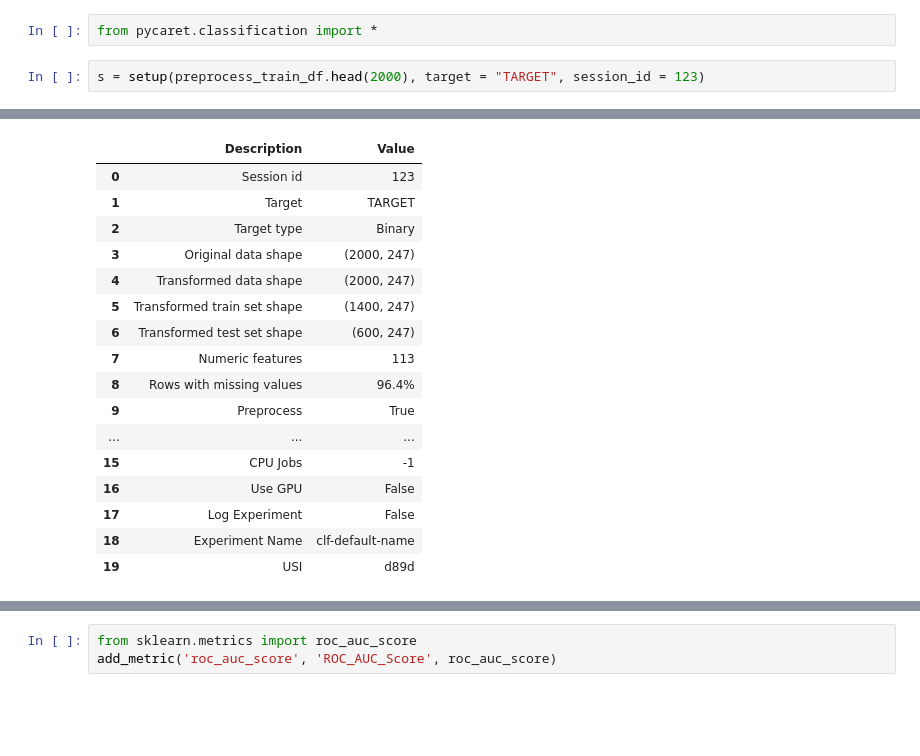
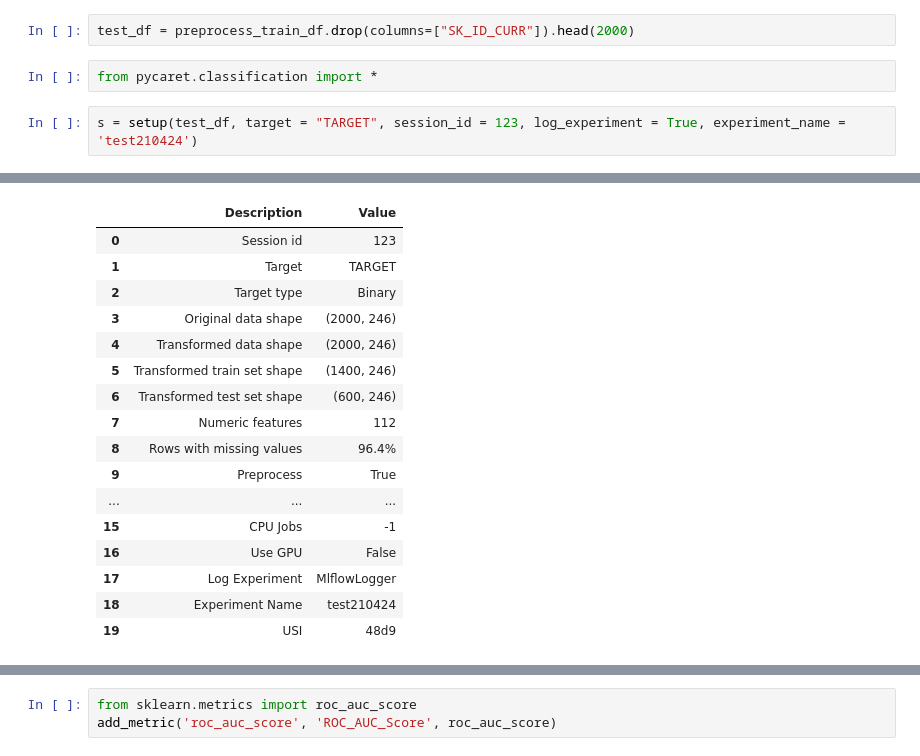
Before and after one commit to robinlhk/ocp7-scoring-model-cloud, a Jupyter notebook: notebooks/ocp7_kaggle_kernel_repdocution.ipynb, the cells around one changed output, grey strips where cells are left out. Cells and saved outputs as stored; diff of their text form; blank space fills up the shorter version.

Commit message:
added mlflow

```diff
--- a/notebooks/ocp7_kaggle_kernel_repdocution.ipynb
+++ b/notebooks/ocp7_kaggle_kernel_repdocution.ipynb
@@ -97,24 +101,26 @@ from ocp7_scoring_model_cloud.pipelines.model.nodes import kfold_lightgbm
+# %%
+test_df = preprocess_train_df.drop(columns=["SK_ID_CURR"]).head(2000)
 # %%
 from pycaret.classification import *
 # %%
-s = setup(preprocess_train_df.head(2000), target = "TARGET", session_id = 123)
+s = setup(test_df, target = "TARGET", session_id = 123, log_experiment = True, experiment_name = 'test210424')
 # %% [output]
 [interactive output not drawn]
 |  | Description | Value |
 | 0 | Session id | 123 |
 | 1 | Target | TARGET |
 | 2 | Target type | Binary |
-| 3 | Original data shape | (2000, 247) |
-| 4 | Transformed data shape | (2000, 247) |
-| 5 | Transformed train set shape | (1400, 247) |
-| 6 | Transformed test set shape | (600, 247) |
-| 7 | Numeric features | 113 |
+| 3 | Original data shape | (2000, 246) |
+| 4 | Transformed data shape | (2000, 246) |
+| 5 | Transformed train set shape | (1400, 246) |
+| 6 | Transformed test set shape | (600, 246) |
+| 7 | Numeric features | 112 |
 | 8 | Rows with missing values | 96.4% |
 | 9 | Preprocess | True |
 | ... | ... | ... |
 | 15 | CPU Jobs | -1 |
 | 16 | Use GPU | False |
-| 17 | Log Experiment | False |
-| 18 | Experiment Name | clf-default-name |
-| 19 | USI | d89d |
+| 17 | Log Experiment | MlflowLogger |
+| 18 | Experiment Name | test210424 |
+| 19 | USI | 48d9 |
 [interactive output not drawn]
```
Also changed, not shown: parts of 12 cells of this notebook, 35 other files.
